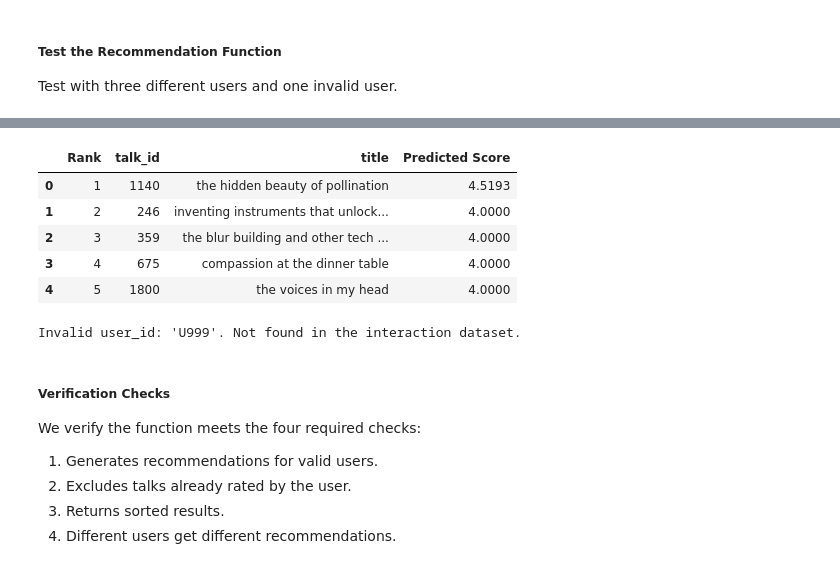
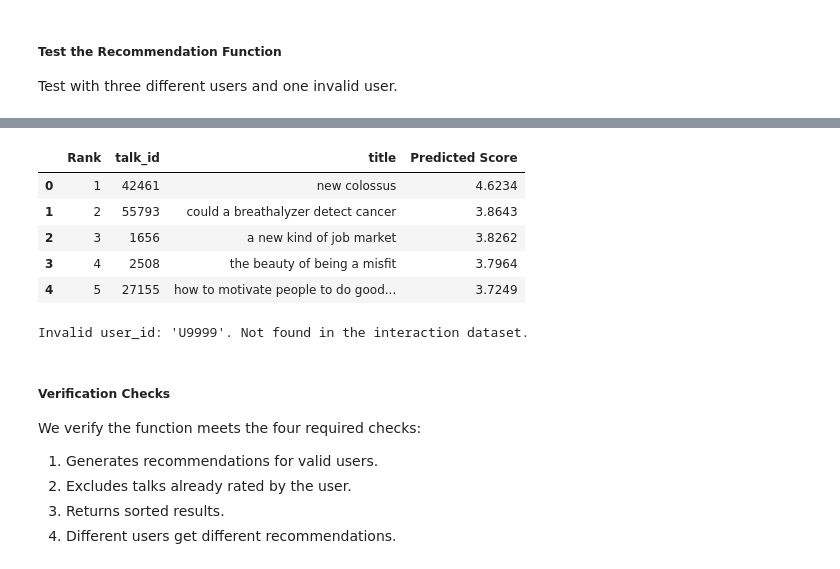
Before and after one commit to springboardmentor098/TED-TALK-RECOMMENDATION-SYSTEM, a Jupyter notebook: notebooks/08_collaborative_filtering.ipynb, the cells around one changed output, grey strips where cells are left out. Cells and saved outputs as stored; diff of their text form; code cells hidden in the pictures.

```diff
--- a/notebooks/08_collaborative_filtering.ipynb
+++ b/notebooks/08_collaborative_filtering.ipynb
@@ -89,11 +98,15 @@ Two users with similar non-zero rating patterns will have high cosine similarity
 # %%
 from sklearn.metrics.pairwise import cosine_similarity
 
-# Fill missing with 0 for cosine similarity
-filled_matrix = user_item_matrix.fillna(0).values
+# Per-user mean of the ratings they actually gave (NaN-aware)
+user_means = user_item_matrix.mean(axis=1)
 
-# Compute user-user similarity
-user_sim = cosine_similarity(filled_matrix, dense_output=True)
+# Mean-center each user's ratings, then fill unrated with 0
+# (0 now means "average for this user", not "rated 0")
+centered_matrix = user_item_matrix.sub(user_means, axis=0).fillna(0.0)
+
+# Cosine similarity on the mean-centered vectors
+user_sim = cosine_similarity(centered_matrix.values, dense_output=True)
 np.fill_diagonal(user_sim, 0.0)  # exclude self
 
 user_sim_df = pd.DataFrame(
@@ -128,5 +141,5 @@ Let's look at User `U001`'s top-10 most similar users.
 # %%
-SAMPLE_USER = "U001"
+SAMPLE_USER = "U0001"
 
 sims = user_sim_df.loc[SAMPLE_USER].sort_values(ascending=False)
 top_similar = sims.head(10)
@@ -278,18 +284,18 @@ recommend_for_user("U006", top_n=5)
 # %%
-# Test 3 — U042
-recommend_for_user("U042", top_n=5)
+# Test 3 - U0003
+recommend_for_user("U0003", top_n=5)
 # %% [output]
 |  | Rank | talk_id | title | Predicted Score |
-| 0 | 1 | 1140 | the hidden beauty of pollination | 4.5193 |
-| 1 | 2 | 246 | inventing instruments that unlock... | 4.0000 |
-| 2 | 3 | 359 | the blur building and other tech ... | 4.0000 |
-| 3 | 4 | 675 | compassion at the dinner table | 4.0000 |
-| 4 | 5 | 1800 | the voices in my head | 4.0000 |
+| 0 | 1 | 42461 | new colossus | 4.6234 |
+| 1 | 2 | 55793 | could a breathalyzer detect cancer | 3.8643 |
+| 2 | 3 | 1656 | a new kind of job market | 3.8262 |
+| 3 | 4 | 2508 | the beauty of being a misfit | 3.7964 |
+| 4 | 5 | 27155 | how to motivate people to do good... | 3.7249 |
 # %%
-# Test 4 — Invalid user
-recommend_for_user("U999", top_n=5)
+# Test 4 - Invalid user
+recommend_for_user("U9999", top_n=5)
 # %% [output]
-Invalid user_id: 'U999'. Not found in the interaction dataset.
+Invalid user_id: 'U9999'. Not found in the interaction dataset.
 # %% [markdown]
 ##### Verification Checks
 
```
Also changed, not shown: parts of 19 cells of this notebook, 26 other files.
